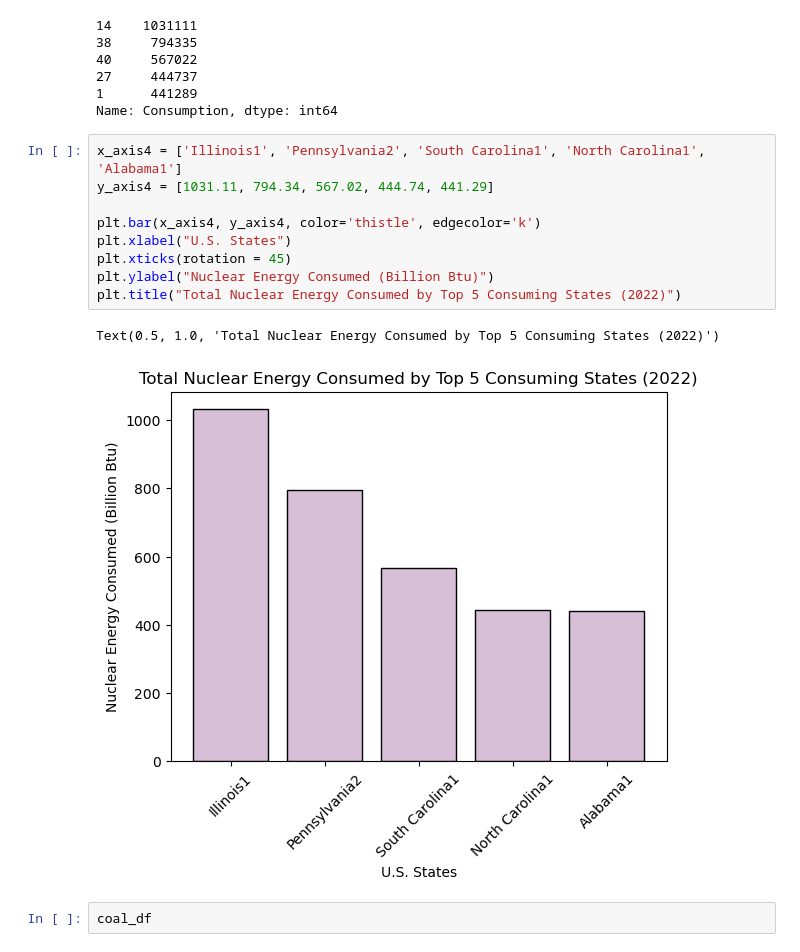
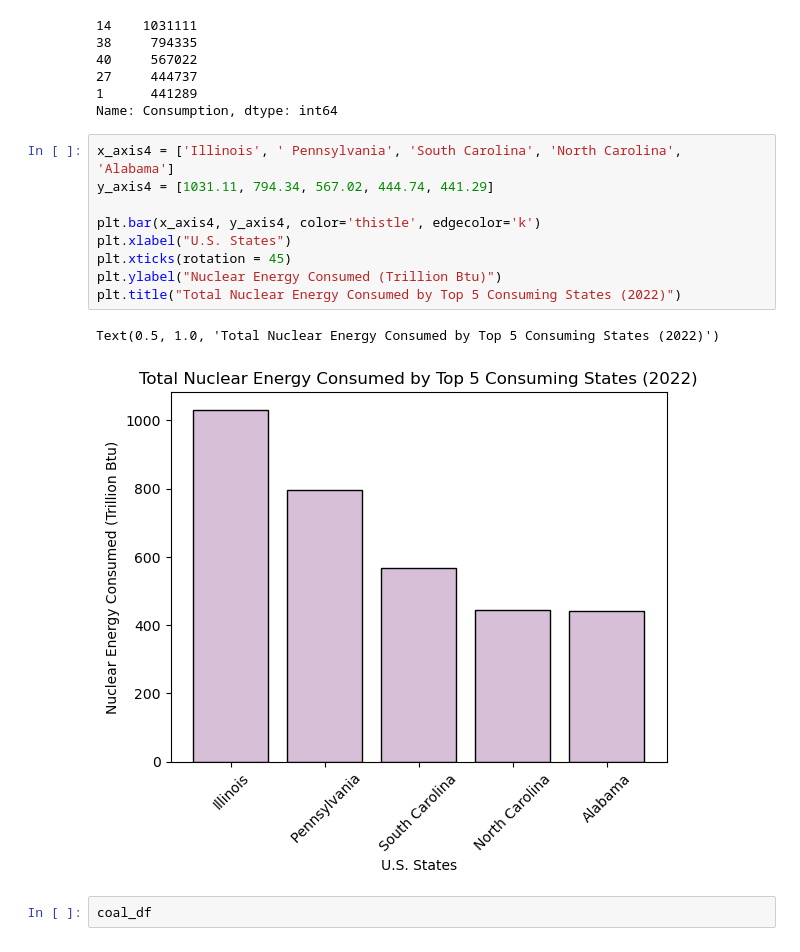
Before and after one commit to Calumshewson/Project-1-Challenge, a Jupyter notebook: Question 2 Code.ipynb, the cells around one changed output. Cells and saved outputs as stored; diff of their text form.

```diff
--- a/Question 2 Code.ipynb
+++ b/Question 2 Code.ipynb
@@ -199,17 +199,17 @@ top_5_nuclear_states
 1      441289
 Name: Consumption, dtype: int64
 # %%
-x_axis4 = ['Illinois1', 'Pennsylvania2', 'South Carolina1', 'North Carolina1', 'Alabama1']
+x_axis4 = ['Illinois', ' Pennsylvania', 'South Carolina', 'North Carolina', 'Alabama']
 y_axis4 = [1031.11, 794.34, 567.02, 444.74, 441.29]
 
 plt.bar(x_axis4, y_axis4, color='thistle', edgecolor='k')
 plt.xlabel("U.S. States")
 plt.xticks(rotation = 45)
-plt.ylabel("Nuclear Energy Consumed (Billion Btu)")
+plt.ylabel("Nuclear Energy Consumed (Trillion Btu)")
 plt.title("Total Nuclear Energy Consumed by Top 5 Consuming States (2022)")
 # %% [output]
 Text(0.5, 1.0, 'Total Nuclear Energy Consumed by Top 5 Consuming States (2022)')
-[figure, old version]
+[figure, new version]
 # %%
 coal_df
 # %% [output]
```
Also changed, not shown: parts of 5 cells of this notebook.
